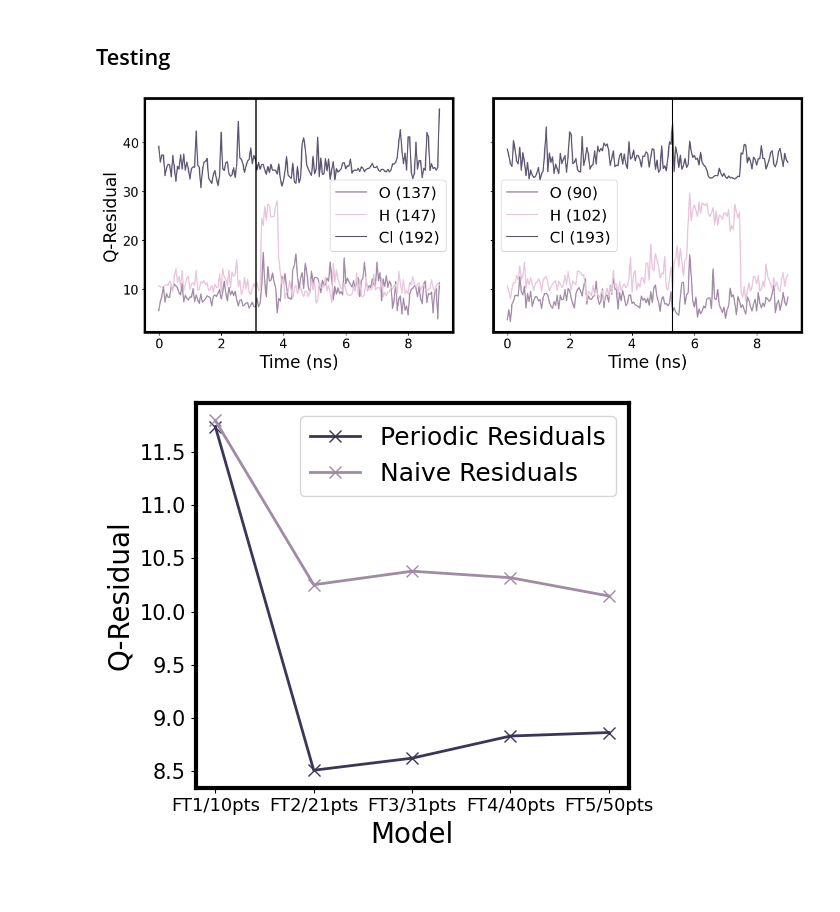
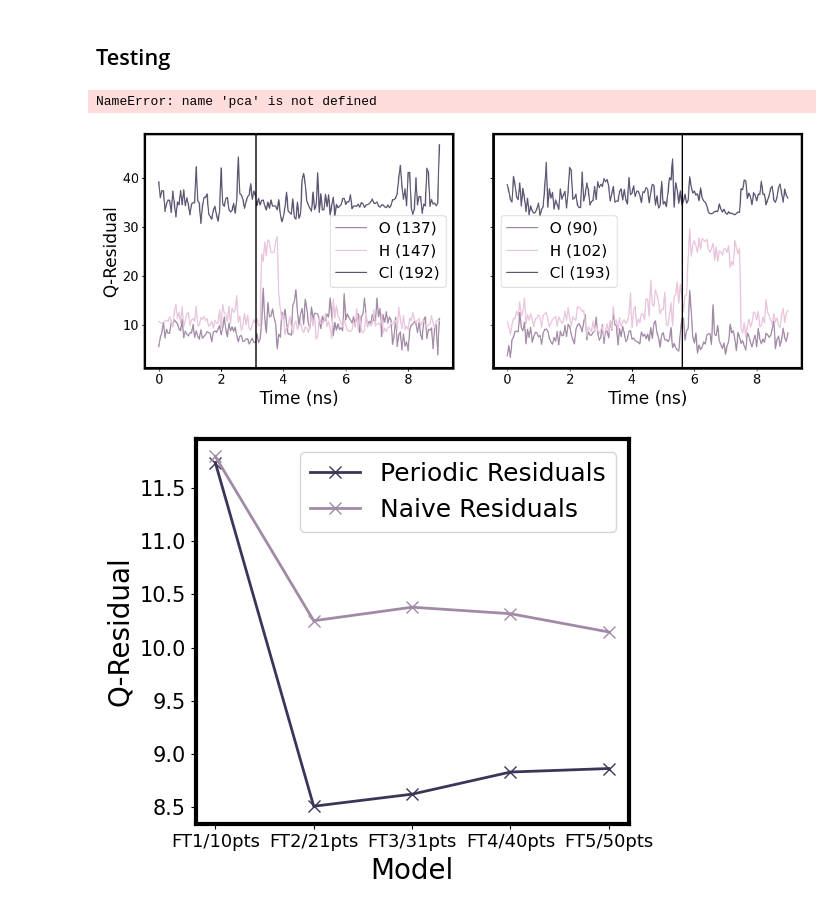
Before and after one commit to YangLab-GT/umlip_bias_finetuning, a Jupyter notebook: analysis/figure_notebook.ipynb, the cells around one changed output. Drawn from its saved outputs; the diff is of its cells as text; code cells hidden in the pictures.

```diff
--- a/analysis/figure_notebook.ipynb
+++ b/analysis/figure_notebook.ipynb
@@ -488,3 +496,45 @@ fig.savefig("figures/results_PCA_per_iteration.svg")
 fig.show()
 # %% [output]
 [figure]
+# %%
+n50pt_set = read("../data/ChClCA_Finetuning/Naive/Finetuned_Models/N-50pts/ft_dataset_raw.xyz", index=':')
+n40pt_set = read("../data/ChClCA_Finetuning/Naive/Finetuned_Models/N-40pts/40pt_dataset_raw.xyz", index=':')
+n31pt_set = read("../data/ChClCA_Finetuning/Naive/Finetuned_Models/N-31pts/31pt_dataset_raw.xyz", index=':')
+n21pt_set = read("../data/ChClCA_Finetuning/Naive/Finetuned_Models/N-21pts/21pt_dataset_raw.xyz", index=':')
+n10pt_set = read("../data/ChClCA_Finetuning/Naive/Finetuned_Models/N-10pts/10pt_dataset_raw.xyz", index=':')
+all_naive_data = n10pt_set + n21pt_set + n31pt_set + n40pt_set + n50pt_set
+species = set()
+for atoms in all_naive_data:
+    species.update(atoms.get_chemical_symbols())
+species = list(species)
+# %%
+# Generate SOAP
+n10pt_desc = [soap.create(atoms, centers=atoms.get_positions()) for atoms in n10pt_set]
+n21pt_desc = [soap.create(atoms, centers=atoms.get_positions()) for atoms in n21pt_set]
+n31pt_desc = [soap.create(atoms, centers=atoms.get_positions()) for atoms in n31pt_set]
+n40pt_desc = [soap.create(atoms, centers=atoms.get_positions()) for atoms in n40pt_set]
+n50pt_desc = [soap.create(atoms, centers=atoms.get_positions()) for atoms in n50pt_set]
+# Convert to numpy arrays and flatten
+X_n10pt = np.array(n10pt_desc).reshape(-1, n10pt_desc[0].shape[-1])
+X_n21pt = np.array(n21pt_desc).reshape(-1, n21pt_desc[0].shape[-1])
+X_n31pt = np.array(n31pt_desc).reshape(-1, n31pt_desc[0].shape[-1])
+X_n40pt = np.array(n40pt_desc).reshape(-1, n40pt_desc[0].shape[-1])
+X_n50pt = np.array(n50pt_desc).reshape(-1, n50pt_desc[0].shape[-1])
+
+X_all = np.vstack([X_n50pt, X_n40pt, X_n31pt, X_n21pt, X_n10pt])
+
+pca = PCA(n_components=5)
+X_pca = pca.fit_transform(X_all)
+
+# Split back into groups
+n_10pt = len(X_n10pt)
+n_21pt = len(X_n21pt)
+n_31pt = len(X_n31pt)
+n_40pt = len(X_n40pt)
+n_50pt = len(X_n50pt)
+
+X_n50pt_pca = X_pca[:n_50pt]
+X_n40pt_pca   = X_pca[n_50pt:n_50pt+n_40pt]
+X_n31pt_pca   = X_pca[n_50pt:n_50pt+n_31pt+n_40pt]
+X_n21pt_pca   = X_pca[n_50pt+n_31pt:n_50pt+n_31pt+n_21pt+n_40pt]
+X_n10pt_pca   = X_pca[n_50pt+n_31pt+n_21pt:n_50pt+n_31pt+n_21pt+n_10pt+n_40pt]
@@ -676,6 +785,8 @@ X_eval_naive_pca = pca.transform(X_eval_naive)
 periodic_eval_desc   =  [soap.create(atoms, centers=atoms.get_positions()) for atoms in Periodic_traj]
 X_eval_periodic = np.array(periodic_eval_desc).reshape(-1, periodic_eval_desc[0].shape[-1])
 X_eval_periodic_pca = pca.transform(X_eval_periodic)
+# %% [output]
+NameError: name 'pca' is not defined
 # %%
 naive_set = read("../data/ChClCA_Finetuning/Naive/Finetuned_Models/N-50pts/ft_dataset_raw.xyz", index=':')
 ft_set = read("../data/ChClCA_Finetuning/Periodic/Model:FT5/model/ft4_data_raw.xyz", index=':')
@@ -763,32 +874,32 @@ plt.figure()
 # %%
 fig, ax = plt.subplots(1, 2, figsize=(12,5), sharey=True)
 time = np.linspace(0, 9, 181)
 for i in range(197):
     if(i==101):
         ax[1].plot(time, compute_q_residuals(naive_pca, X_eval_naive[i::197]), color=colors[0], label='H (102)')
     elif(i==89):
         ax[1].plot(time, compute_q_residuals(naive_pca, X_eval_naive[i::197]), color=colors[2], label='O (90)')
     elif(i==192):
         ax[1].plot(time, compute_q_residuals(naive_pca, X_eval_naive[i::197]), color=colors[4], label='Cl (193)')
 ax[1].set_xlabel("Time (ns)")
-ax[1].axvline(5.3025, color='black')
+ax[1].axvline(5.6025, color='black')
 for i in range(197):
     if(i==146):
         ax[0].plot(time, compute_q_residuals(naive_pca, X_eval_naive[i::197]), color=colors[0], label='H (147)')
     elif(i==136):
         ax[0].plot(time, compute_q_residuals(naive_pca, X_eval_naive[i::197]), color=colors[2], label='O (137)')
     elif(i==191):
         ax[0].plot(time, compute_q_residuals(naive_pca, X_eval_naive[i::197]), color=colors[4], label='Cl (192)')
 ax[0].set_xlabel("Time (ns)")
 ax[0].set_ylabel("Q-Residual")
 ax[1].set_ylabel(" ")
 # ax[1].tick_params(axis='y', which='both', labelcolor=(0,0,0,0))
 ax[1].set_yticks([10, 20, 30, 40], [10, " ", " ", " "])
 ax[0].set_yticks([10, 20, 30, 40], [10, 20, 30, 40])
 ax[0].axvline(3.1100, color='black')
 ax[0].legend()
 ax[1].legend()
 fig.tight_layout()
 fig.savefig("figures/results_rxnQResiduals.svg")
 # %% [output]
-[figure, old version]
+[figure, new version]
```
Also changed, not shown: parts of 8 cells of this notebook, 20 other files.
